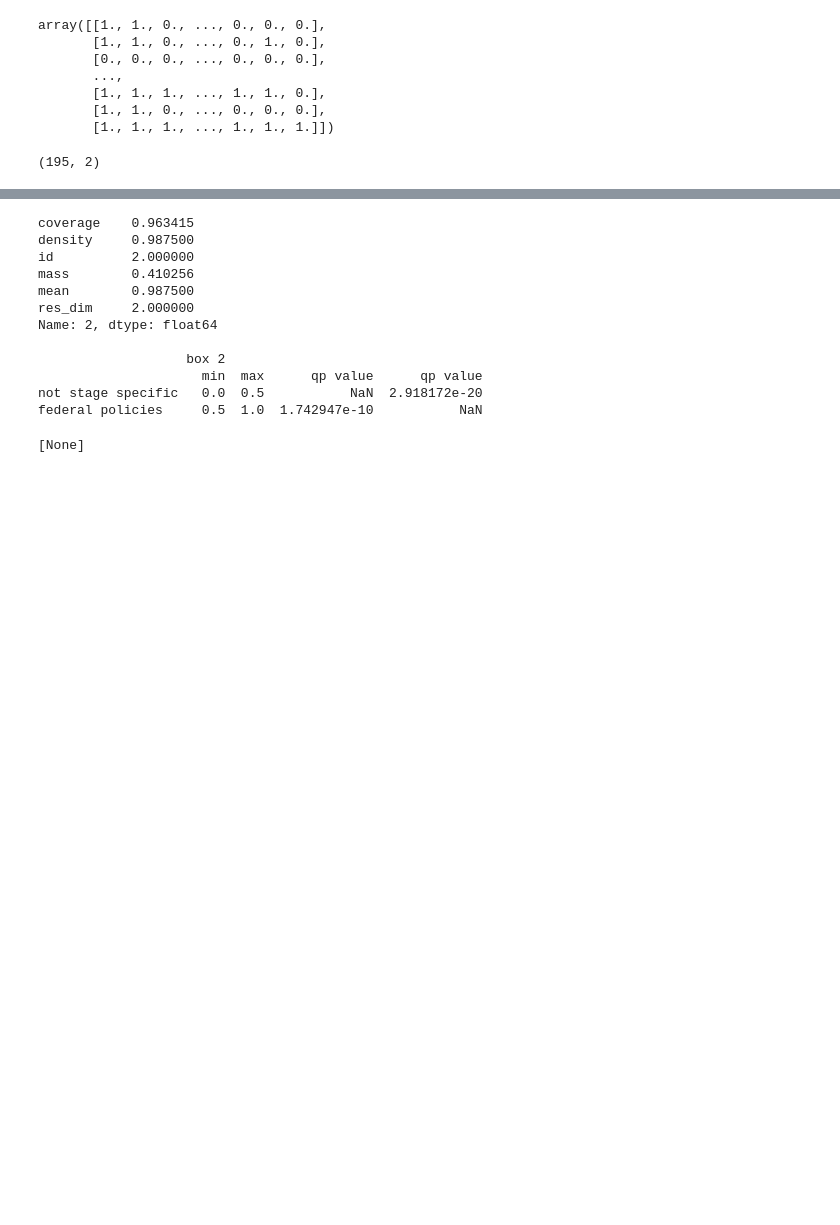
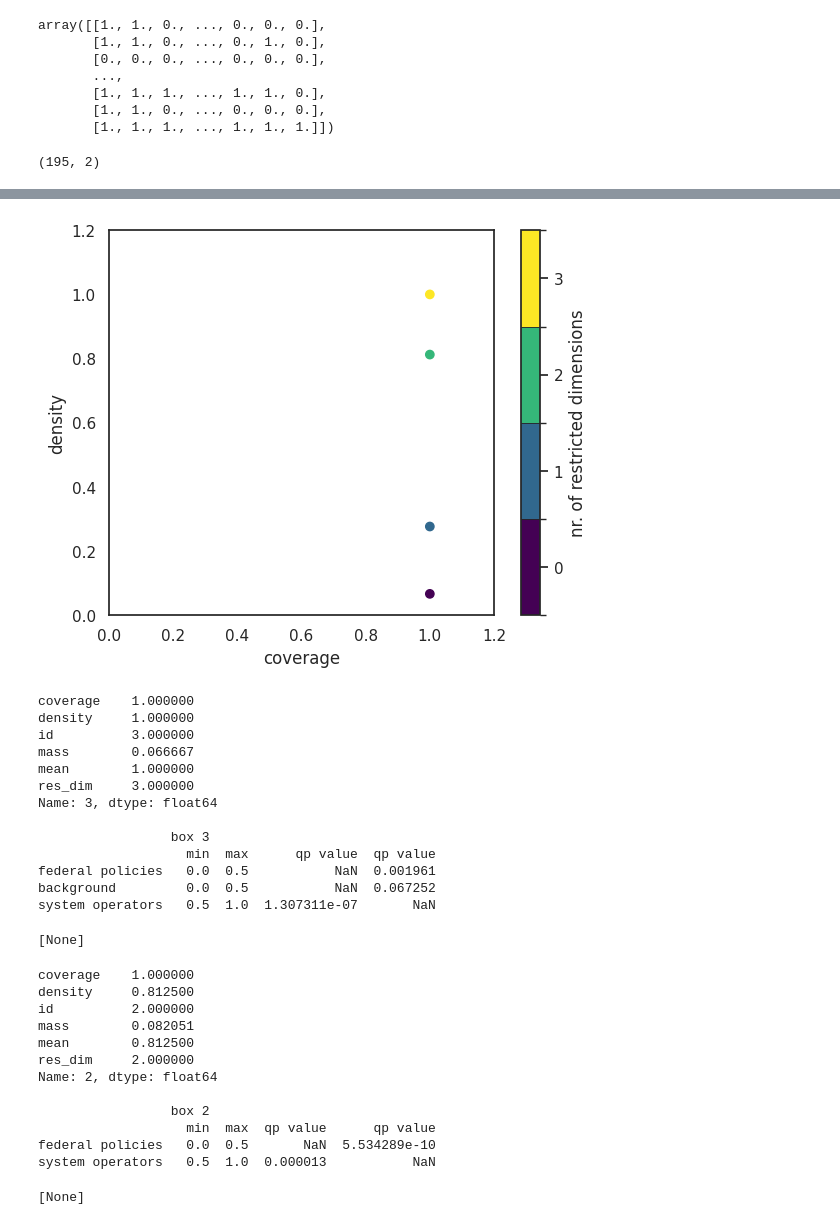
Before and after one commit to In-For-Disaster-Analytics/sites-and-stories-nlp, a Jupyter notebook: LLMsAnalysis/UMAP-GrayLiterature.ipynb, the cells around one changed output, grey strips where cells are left out. Saved outputs shown, nothing was run; the diff lists cells and outputs as text; code cells hidden in the pictures; blank space fills up the shorter version.

```diff
--- a/LLMsAnalysis/UMAP-GrayLiterature.ipynb
+++ b/LLMsAnalysis/UMAP-GrayLiterature.ipynb
@@ -87,18 +161,45 @@ plt.show()
+# %%
+y = kmeans_labels==5
+
+
+p = prim.Prim(df[df.columns[1:-1]], y, threshold=0.5)
+
+box = p.find_box()
+box.show_tradeoff()
+
+plt.show()
+box.inspect(3)
+# %% [output]
+[figure, added]
+coverage    1.000000
+density     1.000000
+id          3.000000
+mass        0.066667
+mean        1.000000
+res_dim     3.000000
+Name: 3, dtype: float64
+
+                 box 3
+                   min  max      qp value  qp value
+federal policies   0.0  0.5           NaN  0.001961
+background         0.0  0.5           NaN  0.067252
+system operators   0.5  1.0  1.307311e-07       NaN
+[None]
 # %%
 box.inspect(2)
 # %% [output]
-coverage    0.963415
-density     0.987500
+coverage    1.000000
+density     0.812500
 id          2.000000
-mass        0.410256
-mean        0.987500
+mass        0.082051
+mean        0.812500
 res_dim     2.000000
 Name: 2, dtype: float64
 
-                   box 2
-                     min  max      qp value      qp value
-not stage specific   0.0  0.5           NaN  2.918172e-20
-federal policies     0.5  1.0  1.742947e-10           NaN
+                 box 2
+                   min  max  qp value      qp value
+federal policies   0.0  0.5       NaN  5.534289e-10
+system operators   0.5  1.0  0.000013           NaN
 [None]
 # %%
 plt.scatter(embedding[:, 0], embedding[:, 1],
```
Also changed, not shown: parts of 8 cells of this notebook, 1 other file.
